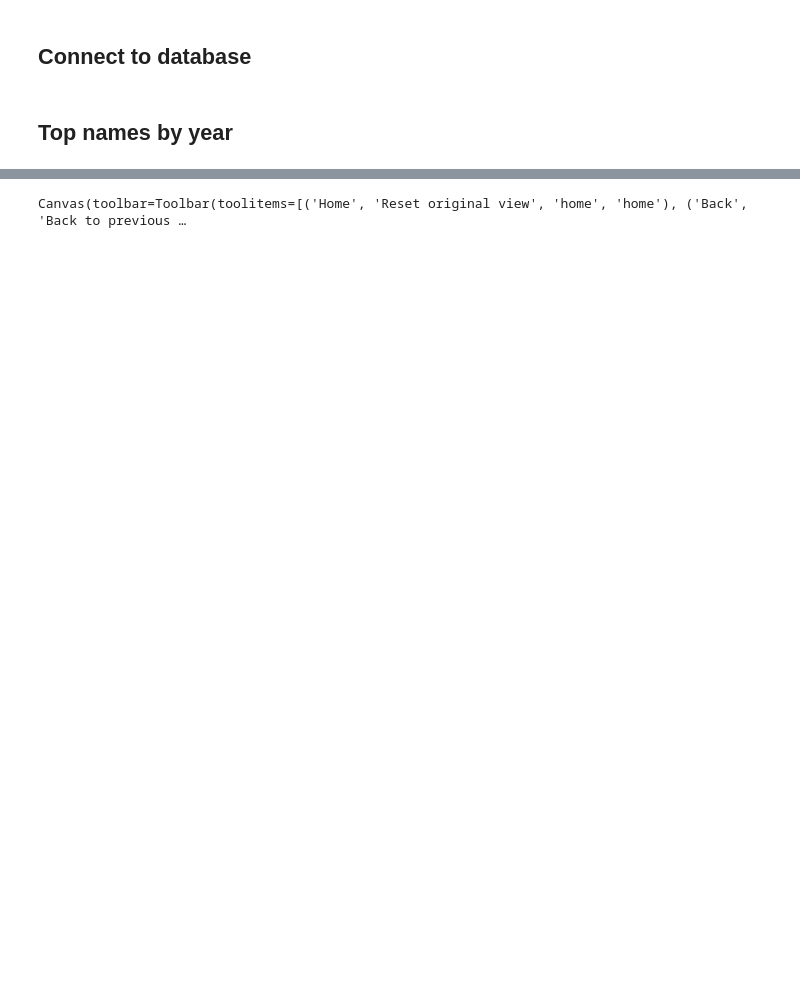
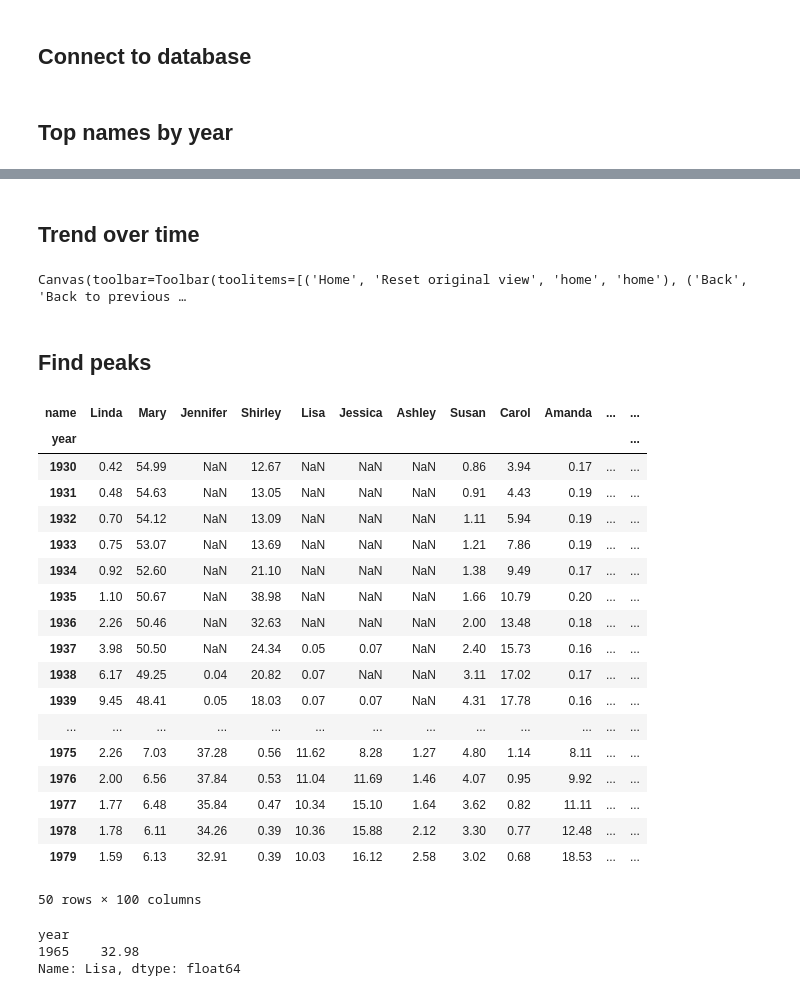
Before and after one commit to clarkbk/birth-names, a Jupyter notebook: analysis.ipynb, the cells around one changed output, grey strips where cells are left out. Cells and saved outputs as stored; diff of their text form; code cells hidden in the pictures; blank space fills up the shorter version.

```diff
--- a/analysis.ipynb
+++ b/analysis.ipynb
@@ -69,3 +72,5 @@ df.head(50)
+# %% [markdown]
+## Trend over time
 # %%
 country = 'us'
 sex = 'f'
@@ -174,3 +192,67 @@ while i < num_cols:
 plt.tight_layout()
 # %% [output]
 Canvas(toolbar=Toolbar(toolitems=[('Home', 'Reset original view', 'home', 'home'), ('Back', 'Back to previous …
+# %% [markdown]
+## Find peaks
+# %%
+country = 'us'
+sex = 'f'
+min_year = 1930
+max_year = None
+dmeta = '.*j|l|m|n.*'
+
+query = f'''
+select
+  y.year,
+  n.name,
+  sum(br.births) as births,
+  sum(br.births) / (y.births_{country.lower()}_{sex.lower()}::float / 1000) as births_per_k
+from public.birth_record br
+inner join public.name n on n.id = br.name_id
+inner join public.year y on y.year = br.year_id
+where
+  br.country = '{country.lower()}' and
+  br.sex = '{sex.upper()}' and
+  y.year between {int(min_year)} and {int(max_year) if max_year else 2019} and
+  n.dmeta ~* ('{dmeta}')
+group by 1, 2
+having sum(br.births) > 50
+;'''
+
+df = pd.read_sql_query(query, db)
+df = df.round({'births_per_k': 2})
+df = df.pivot(index='year', columns='name', values='births_per_k')
+df = df.sort_values(by=['year'], ascending=True)
+maxes = df.agg(np.max).sort_values(ascending=False).index
+df = df.loc[:, maxes]
+df = df.iloc[:, slice(0, 100, 1)]
+df.head(50)
+# %% [output]
+| name | Linda | Mary | Jennifer | Shirley | Lisa | Jessica | Ashley | Susan | Carol | Amanda | ... | ... |
+| year |  |  |  |  |  |  |  |  |  |  |  | ... |
+| 1930 | 0.42 | 54.99 | NaN | 12.67 | NaN | NaN | NaN | 0.86 | 3.94 | 0.17 | ... | ... |
+| 1931 | 0.48 | 54.63 | NaN | 13.05 | NaN | NaN | NaN | 0.91 | 4.43 | 0.19 | ... | ... |
+| 1932 | 0.70 | 54.12 | NaN | 13.09 | NaN | NaN | NaN | 1.11 | 5.94 | 0.19 | ... | ... |
+| 1933 | 0.75 | 53.07 | NaN | 13.69 | NaN | NaN | NaN | 1.21 | 7.86 | 0.19 | ... | ... |
+| 1934 | 0.92 | 52.60 | NaN | 21.10 | NaN | NaN | NaN | 1.38 | 9.49 | 0.17 | ... | ... |
+| 1935 | 1.10 | 50.67 | NaN | 38.98 | NaN | NaN | NaN | 1.66 | 10.79 | 0.20 | ... | ... |
+| 1936 | 2.26 | 50.46 | NaN | 32.63 | NaN | NaN | NaN | 2.00 | 13.48 | 0.18 | ... | ... |
+| 1937 | 3.98 | 50.50 | NaN | 24.34 | 0.05 | 0.07 | NaN | 2.40 | 15.73 | 0.16 | ... | ... |
+| 1938 | 6.17 | 49.25 | 0.04 | 20.82 | 0.07 | NaN | NaN | 3.11 | 17.02 | 0.17 | ... | ... |
+| 1939 | 9.45 | 48.41 | 0.05 | 18.03 | 0.07 | 0.07 | NaN | 4.31 | 17.78 | 0.16 | ... | ... |
+| ... | ... | ... | ... | ... | ... | ... | ... | ... | ... | ... | ... | ... |
+| 1975 | 2.26 | 7.03 | 37.28 | 0.56 | 11.62 | 8.28 | 1.27 | 4.80 | 1.14 | 8.11 | ... | ... |
+| 1976 | 2.00 | 6.56 | 37.84 | 0.53 | 11.04 | 11.69 | 1.46 | 4.07 | 0.95 | 9.92 | ... | ... |
+| 1977 | 1.77 | 6.48 | 35.84 | 0.47 | 10.34 | 15.10 | 1.64 | 3.62 | 0.82 | 11.11 | ... | ... |
+| 1978 | 1.78 | 6.11 | 34.26 | 0.39 | 10.36 | 15.88 | 2.12 | 3.30 | 0.77 | 12.48 | ... | ... |
+| 1979 | 1.59 | 6.13 | 32.91 | 0.39 | 10.03 | 16.12 | 2.58 | 3.02 | 0.68 | 18.53 | ... | ... |
+50 rows × 100 columns
+# %%
+df2 = df.iloc[:, 4]
+peaks = find_peaks(df2, prominence=0.05, distance=15, height=np.percentile(df2[df2.notnull()], 66))
+df3 = df2.iloc[peaks[0]]
+df3
+# %% [output]
+year
+1965    32.98
+Name: Lisa, dtype: float64
```
Also changed, not shown: parts of 4 cells of this notebook, 1 other file.
